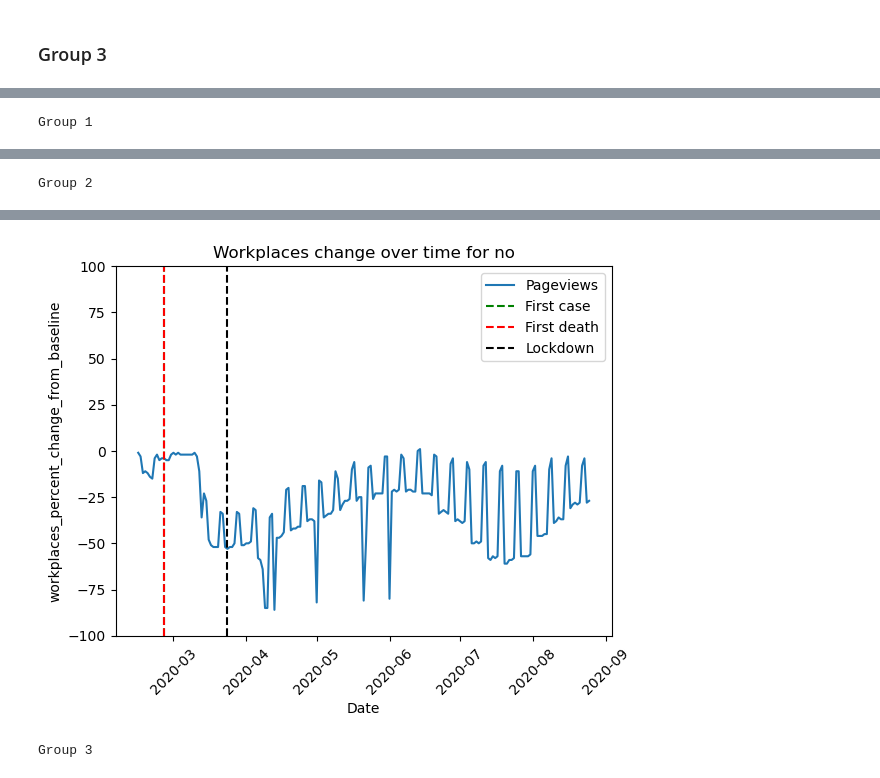
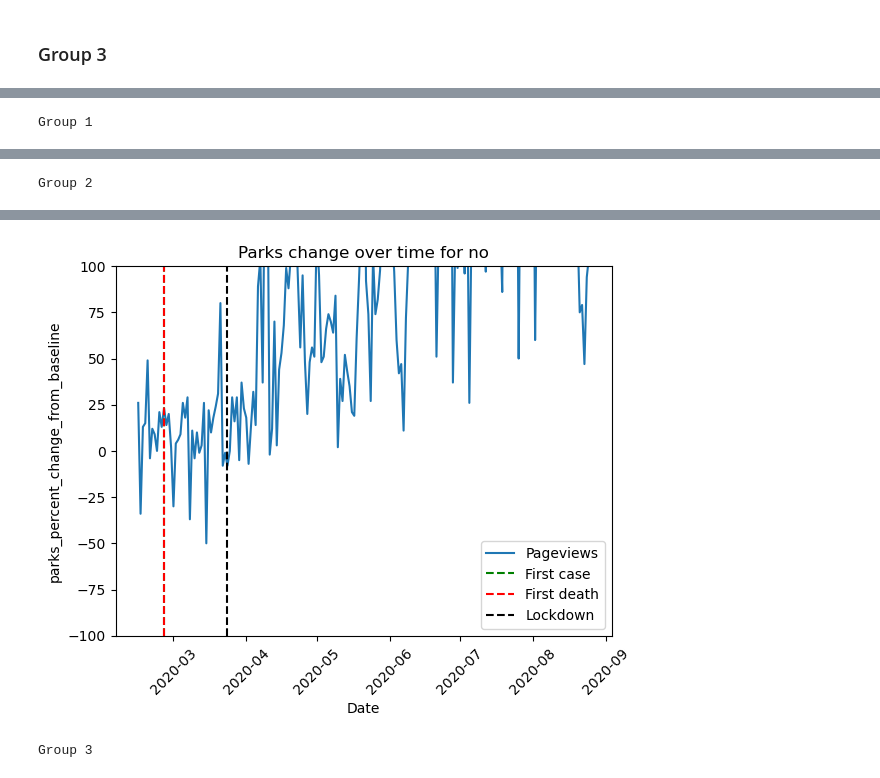
Before and after one commit to epfl-ada/ada-2022-project-zeta, a Jupyter notebook: ADAnalysis_thomas.ipynb, the cells around one changed output, grey strips where cells are left out. Cells and saved outputs as stored; diff of their text form; code cells hidden in the pictures.

```diff
--- a/ADAnalysis_thomas.ipynb
+++ b/ADAnalysis_thomas.ipynb
@@ -157,4 +156,0 @@ for country in response_groups[1]:
-# %%
-for country in response_groups[1]:
-    df = get_polling_data(country)
-    plot_country_alignment(df, country, df_dates)
@@ -246,4 +241,6 @@ df_transport = process_transport_data(df_transport)
 # %%
 for country in response_groups[0]:
     plot_driving_walking_mobility(df_transport, df_dates, country)
+    df = get_pageviews(df_pageviews, languages[country], "covid")
+    plot_pageviews_2(df, country, "covid", df_dates)
 # %% [output]
@@ -256,4 +257,6 @@ for country in response_groups[0]:
 # %%
 for country in response_groups[1]:
     plot_driving_walking_mobility(df_transport, df_dates, country)
+    df = get_pageviews(df_pageviews, languages[country], "covid")
+    plot_pageviews(df, country, "covid", df_dates)
 # %% [output]
@@ -266,4 +272,6 @@ for country in response_groups[1]:
 for country in response_groups[2]:
 
     plot_driving_walking_mobility(df_transport, df_dates, country)
+    df = get_pageviews(df_pageviews, languages[country], "covid")
+    plot_pageviews(df, country, "covid", df_dates)
 # %% [output]
@@ -288,6 +298,6 @@ GOOGLE_TITLES = {
 for idx, group in enumerate(response_groups):
     print(f"Group {idx + 1}")
     for country in group:
-        plot_google_mobility(df_mobility, df_dates, GOOGLE_TITLES, "Workplaces change over time", country=country)
+        plot_google_mobility(df_mobility, df_dates, GOOGLE_TITLES, "Parks change over time", country=country)
 # %% [output]
 Group 1
@@ -301,2 +311,2 @@ Group 2
-[figure, old version]
+[figure, new version]
 Group 3
```
Also changed, not shown: parts of 10 cells of this notebook.
